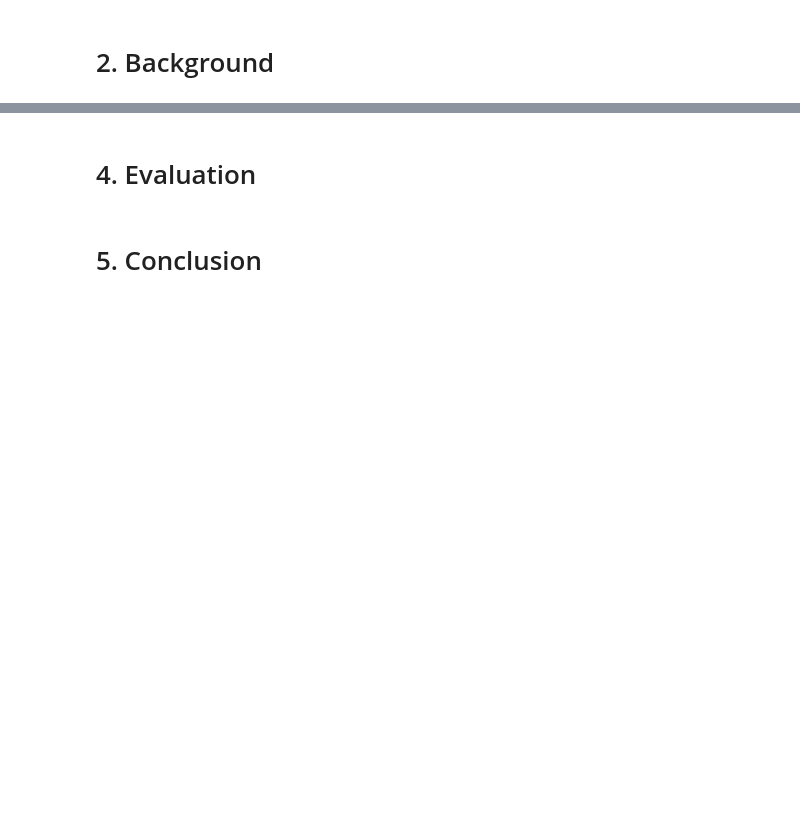
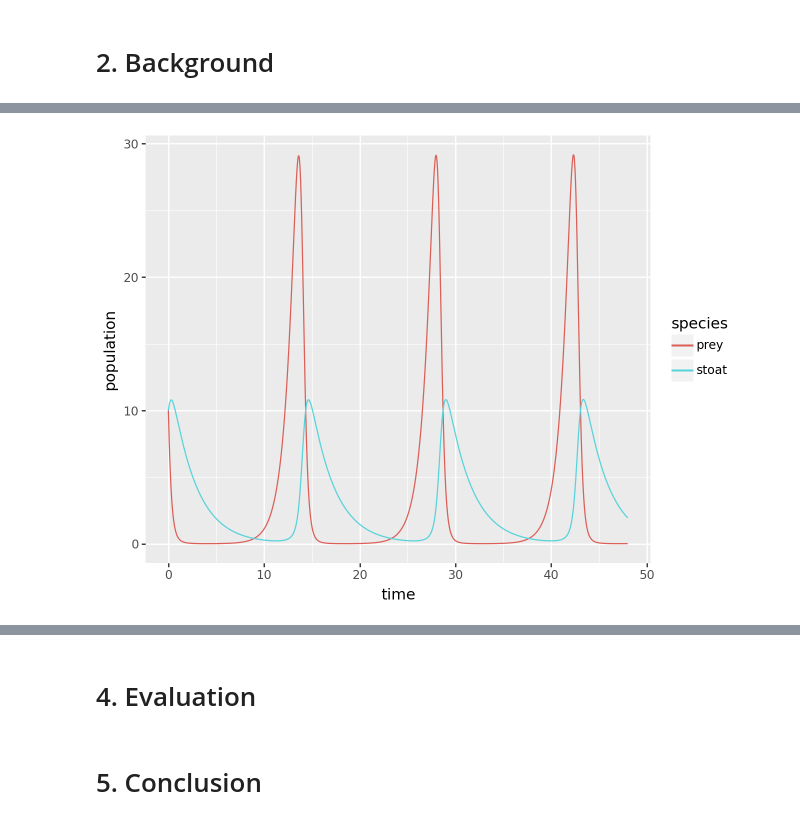
Before and after one commit to k-atej/stoatmodel, a Jupyter notebook: scicomp-stoat-model.ipynb, the cells around one changed output, grey strips where cells are left out. Saved outputs shown, nothing was run; the diff lists cells and outputs as text; code cells hidden in the pictures; blank space fills up the shorter version.

```diff
--- a/scicomp-stoat-model.ipynb
+++ b/scicomp-stoat-model.ipynb
@@ -30,0 +90,33 @@ for dirname, _, filenames in os.walk('/kaggle/input'):
+# %%
+# Parameters
+
+x = 10.0 # prey density
+y = 10.0 # stoat density
+a = 1.1 # prey growth
+b = 0.4 # prey death rate
+o = 0.4 # stoat death rate
+d = 0.1 # stoat growth
+# %%
+# Lotka–Volterra model
+sim_length = 48
+
+def euler(func, initial, deltas):
+    vals = [initial]
+    for i in range(1, len(deltas)):
+        cur = np.array(vals[-1][:])
+        dt = deltas[i] - deltas[i - 1]
+        cur += func(cur, dt)
+        vals.append(cur)
+    return np.array(vals)
+
+def predprey(u, dt):
+    x, y = u
+    dx = (a * x - b * x * y) * dt
+    dy = (-o * y  + d * x * y) * dt
+    return [dx, dy]
+
+time = np.linspace(0, sim_length, sim_length * 3000)
+pop = euler(predprey, [x, y], time)
+# %%
+df = pd.DataFrame(pop, columns=["prey", "stoat"])
+df["time"] = time
@@ -30,0 +139,4 @@ for dirname, _, filenames in os.walk('/kaggle/input'):
+# %%
+dfmelt=pd.melt(df, id_vars=['time'], value_vars=["prey", "stoat"],
+               var_name='species', value_name='population')
+dfmelt
@@ -30,0 +157,7 @@ for dirname, _, filenames in os.walk('/kaggle/input'):
+# %%
+(
+    ggplot(dfmelt, aes("time", "population", color="species"))
+    + geom_line()
+)
+# %% [output]
+[figure, added]
```
Also changed, not shown: parts of 31 cells of this notebook.
